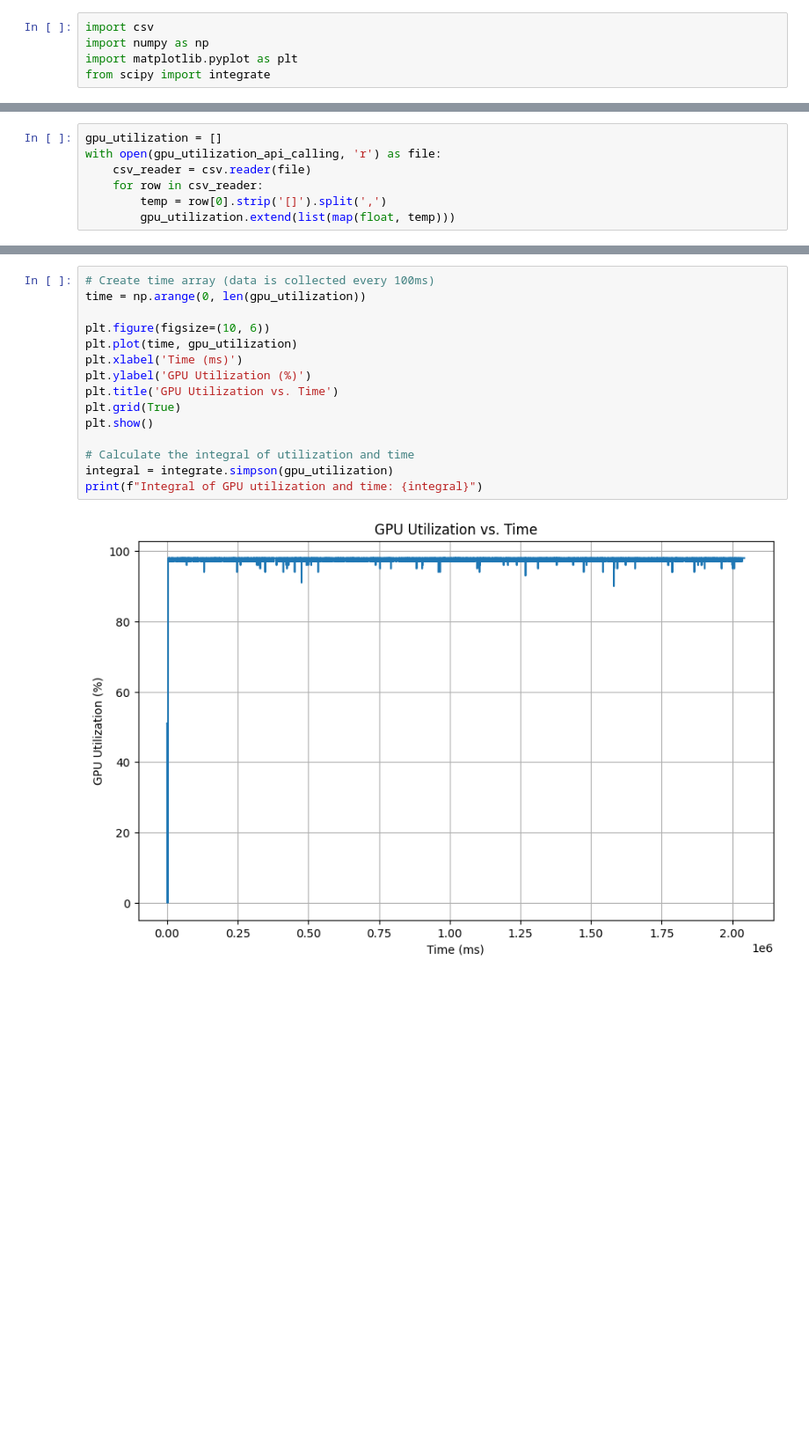
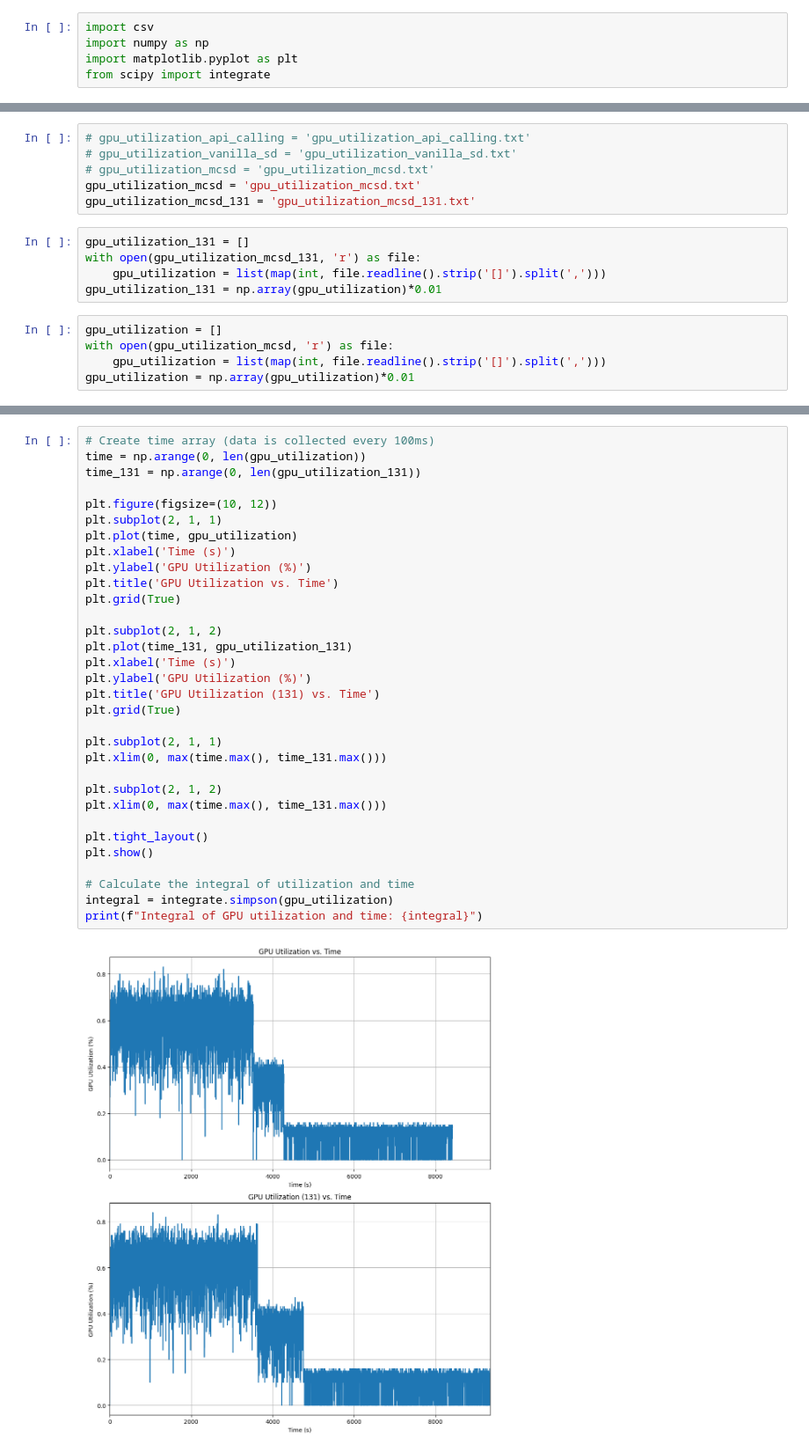
Before and after one commit to JackZeng0208/DynaSD, a Jupyter notebook: Heterogeneous Speculative Decoding/evaluation/gpu_utilization_result.ipynb, the cells around one changed output, grey strips where cells are left out. Shown at 88% size. Saved outputs shown, nothing was run; the diff lists cells and outputs as text; blank space fills up the shorter version.

```diff
--- a/Heterogeneous Speculative Decoding/evaluation/gpu_utilization_result.ipynb
+++ b/Heterogeneous Speculative Decoding/evaluation/gpu_utilization_result.ipynb
@@ -10,7 +5,0 @@ gpu_utilization_mcsd = 'gpu_utilization_mcsd.csv'
-# %%
-gpu_utilization = []
-with open(gpu_utilization_api_calling, 'r') as file:
-    csv_reader = csv.reader(file)
-    for row in csv_reader:
-        temp = row[0].strip('[]').split(',')
-        gpu_utilization.extend(list(map(float, temp)))
@@ -21,0 +6,16 @@ Total time in minute: 34.04833333333333
+# %%
+# gpu_utilization_api_calling = 'gpu_utilization_api_calling.txt'
+# gpu_utilization_vanilla_sd = 'gpu_utilization_vanilla_sd.txt'
+# gpu_utilization_mcsd = 'gpu_utilization_mcsd.txt'
+gpu_utilization_mcsd = 'gpu_utilization_mcsd.txt'
+gpu_utilization_mcsd_131 = 'gpu_utilization_mcsd_131.txt'
+# %%
+gpu_utilization_131 = []
+with open(gpu_utilization_mcsd_131, 'r') as file:
+    gpu_utilization = list(map(int, file.readline().strip('[]').split(',')))
+gpu_utilization_131 = np.array(gpu_utilization)*0.01
+# %%
+gpu_utilization = []
+with open(gpu_utilization_mcsd, 'r') as file:
+    gpu_utilization = list(map(int, file.readline().strip('[]').split(',')))
+gpu_utilization = np.array(gpu_utilization)*0.01
@@ -22,17 +29,34 @@ Total time in minute: 34.04833333333333
 # %%
 # Create time array (data is collected every 100ms)
 time = np.arange(0, len(gpu_utilization))
+time_131 = np.arange(0, len(gpu_utilization_131))
 
-plt.figure(figsize=(10, 6))
+plt.figure(figsize=(10, 12))
+plt.subplot(2, 1, 1)
 plt.plot(time, gpu_utilization)
-plt.xlabel('Time (ms)')
+plt.xlabel('Time (s)')
 plt.ylabel('GPU Utilization (%)')
 plt.title('GPU Utilization vs. Time')
 plt.grid(True)
+
+plt.subplot(2, 1, 2)
+plt.plot(time_131, gpu_utilization_131)
+plt.xlabel('Time (s)')
+plt.ylabel('GPU Utilization (%)')
+plt.title('GPU Utilization (131) vs. Time')
+plt.grid(True)
+
+plt.subplot(2, 1, 1)
+plt.xlim(0, max(time.max(), time_131.max()))
+
+plt.subplot(2, 1, 2)
+plt.xlim(0, max(time.max(), time_131.max()))
+
+plt.tight_layout()
 plt.show()
 
 # Calculate the integral of utilization and time
 integral = integrate.simpson(gpu_utilization)
 print(f"Integral of GPU utilization and time: {integral}")
 # %% [output]
-[figure, old version]
+[figure, new version]
```
Also changed, not shown: parts of 4 cells of this notebook, 2 other files.
